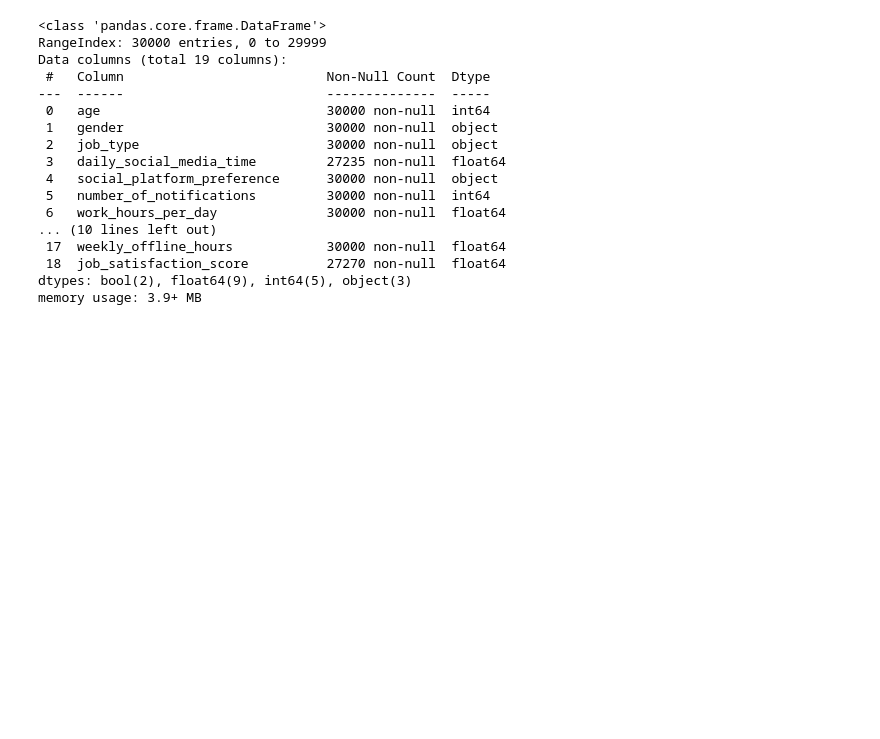
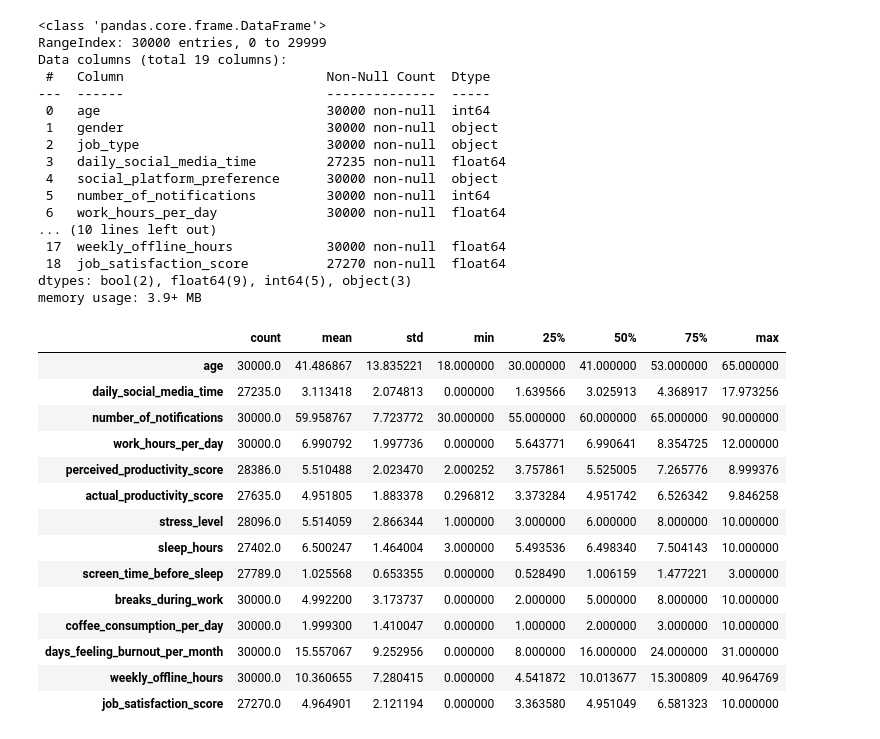
Before and after one commit to firarru/Matkul-ML, a Jupyter notebook: ML_Social_Media_Productivity.ipynb, the cells around one changed output. Saved outputs shown, nothing was run; the diff lists cells and outputs as text; code cells hidden in the pictures; blank space fills up the shorter version.

```diff
--- a/ML_Social_Media_Productivity.ipynb
+++ b/ML_Social_Media_Productivity.ipynb
@@ -59,3 +58,21 @@ Data columns (total 19 columns):
  18  job_satisfaction_score          27270 non-null  float64
 dtypes: bool(2), float64(9), int64(5), object(3)
 memory usage: 3.9+ MB
+# %%
+df.describe().T
+# %% [output]
+|  | count | mean | std | min | 25% | 50% | 75% | max |
+| age | 30000.0 | 41.486867 | 13.835221 | 18.000000 | 30.000000 | 41.000000 | 53.000000 | 65.000000 |
+| daily_social_media_time | 27235.0 | 3.113418 | 2.074813 | 0.000000 | 1.639566 | 3.025913 | 4.368917 | 17.973256 |
+| number_of_notifications | 30000.0 | 59.958767 | 7.723772 | 30.000000 | 55.000000 | 60.000000 | 65.000000 | 90.000000 |
+| work_hours_per_day | 30000.0 | 6.990792 | 1.997736 | 0.000000 | 5.643771 | 6.990641 | 8.354725 | 12.000000 |
+| perceived_productivity_score | 28386.0 | 5.510488 | 2.023470 | 2.000252 | 3.757861 | 5.525005 | 7.265776 | 8.999376 |
+| actual_productivity_score | 27635.0 | 4.951805 | 1.883378 | 0.296812 | 3.373284 | 4.951742 | 6.526342 | 9.846258 |
+| stress_level | 28096.0 | 5.514059 | 2.866344 | 1.000000 | 3.000000 | 6.000000 | 8.000000 | 10.000000 |
+| sleep_hours | 27402.0 | 6.500247 | 1.464004 | 3.000000 | 5.493536 | 6.498340 | 7.504143 | 10.000000 |
+| screen_time_before_sleep | 27789.0 | 1.025568 | 0.653355 | 0.000000 | 0.528490 | 1.006159 | 1.477221 | 3.000000 |
+| breaks_during_work | 30000.0 | 4.992200 | 3.173737 | 0.000000 | 2.000000 | 5.000000 | 8.000000 | 10.000000 |
+| coffee_consumption_per_day | 30000.0 | 1.999300 | 1.410047 | 0.000000 | 1.000000 | 2.000000 | 3.000000 | 10.000000 |
+| days_feeling_burnout_per_month | 30000.0 | 15.557067 | 9.252956 | 0.000000 | 8.000000 | 16.000000 | 24.000000 | 31.000000 |
+| weekly_offline_hours | 30000.0 | 10.360655 | 7.280415 | 0.000000 | 4.541872 | 10.013677 | 15.300809 | 40.964769 |
+| job_satisfaction_score | 27270.0 | 4.964901 | 2.121194 | 0.000000 | 3.363580 | 4.951049 | 6.581323 | 10.000000 |
```
Also changed, not shown: parts of 15 cells of this notebook.
